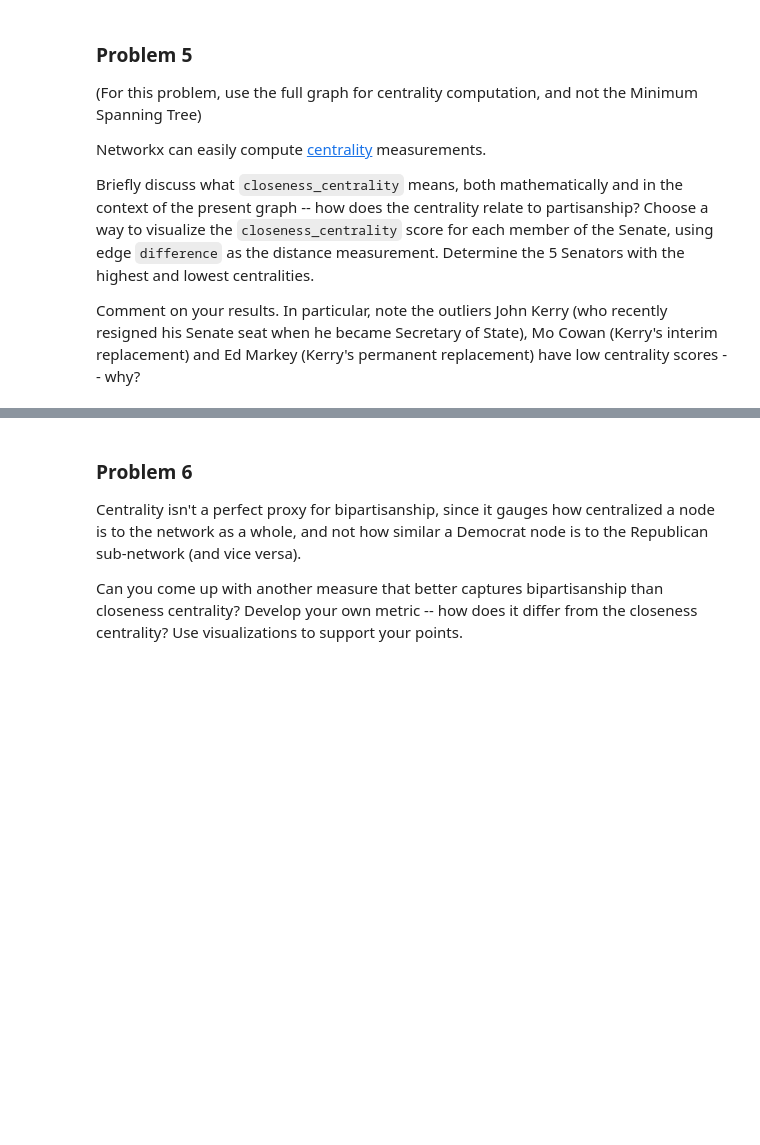
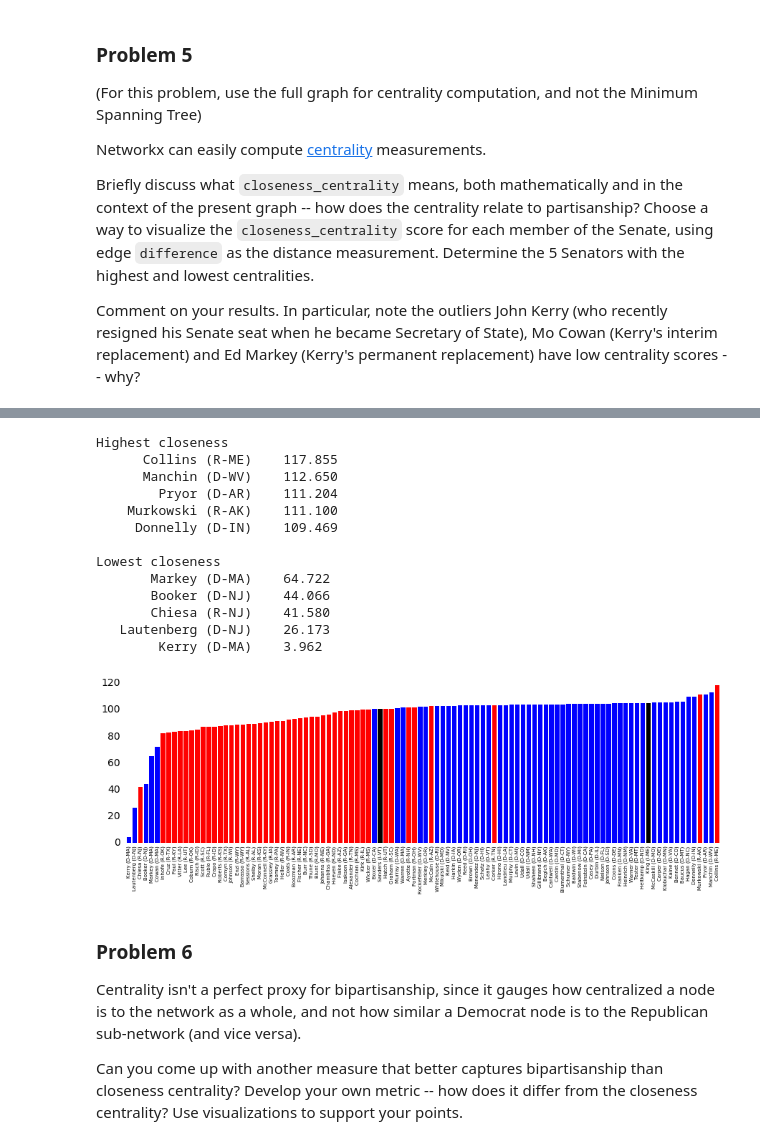
Before and after one commit to xpmanoj/content, a Jupyter notebook: HW5.ipynb, the cells around one changed output, grey strips where cells are left out. Drawn from its saved outputs; the diff is of its cells as text; code cells hidden in the pictures; blank space fills up the shorter version.

Commit message:
Added rest of the solutions for HW5, modified Chart Samples

```diff
--- a/HW5.ipynb
+++ b/HW5.ipynb
@@ -328,3 +328,46 @@ Comment on your results. In particular, note the outliers John Kerry (who recent
+# %%
+#Your code here
+bet = nx.closeness_centrality(votes, distance='difference')
+bipartisans = sorted(bet, key=lambda x: -bet[x])
+print "Highest closeness"
+for senator in bipartisans[:5]:
+    print "%20.20s\t%0.3f" % (senator, bet[senator])
+print
+print "Lowest closeness"
+for senator in bipartisans[-5:]:
+    print "%20.20s\t%0.3f" % (senator, bet[senator])
+
+
+plt.figure(figsize=(15, 4))
+x = np.arange(len(nl))
+y = np.array([bet[n] for n in nl])
+c = np.array([votes.node[n]['color'] for n in nl])
+
+ind = np.argsort(y)
+y = y[ind]
+c = c[ind]
+
+plt.bar(x, y, color=c, align='center', width=.8)
+
+remove_border(left=None, bottom=None)
+ticks = plt.xticks(x, [nl[i] for i in x[ind]],
+                   rotation='vertical', fontsize=7)
+limits = plt.xlim(-1, x[-1] + 1)
+# %% [output]
+Highest closeness
+      Collins (R-ME)    117.855
+      Manchin (D-WV)    112.650
+        Pryor (D-AR)    111.204
+    Murkowski (R-AK)    111.100
+     Donnelly (D-IN)    109.469
+
+Lowest closeness
+       Markey (D-MA)    64.722
+       Booker (D-NJ)    44.066
+       Chiesa (R-NJ)    41.580
+   Lautenberg (D-NJ)    26.173
+        Kerry (D-MA)    3.962
+[figure, added]
 # %% [markdown]
 ### Problem 6
 
```
Also changed, not shown: parts of 22 cells of this notebook, 4 other files.
